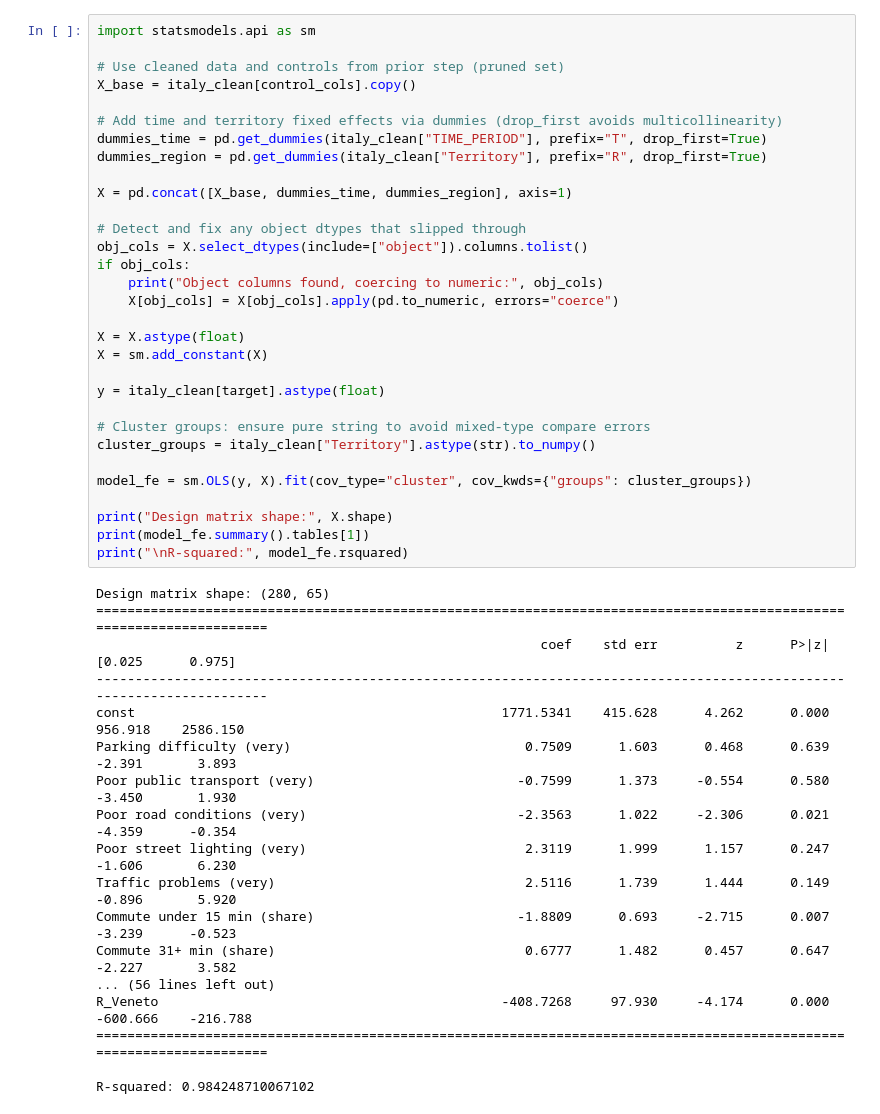
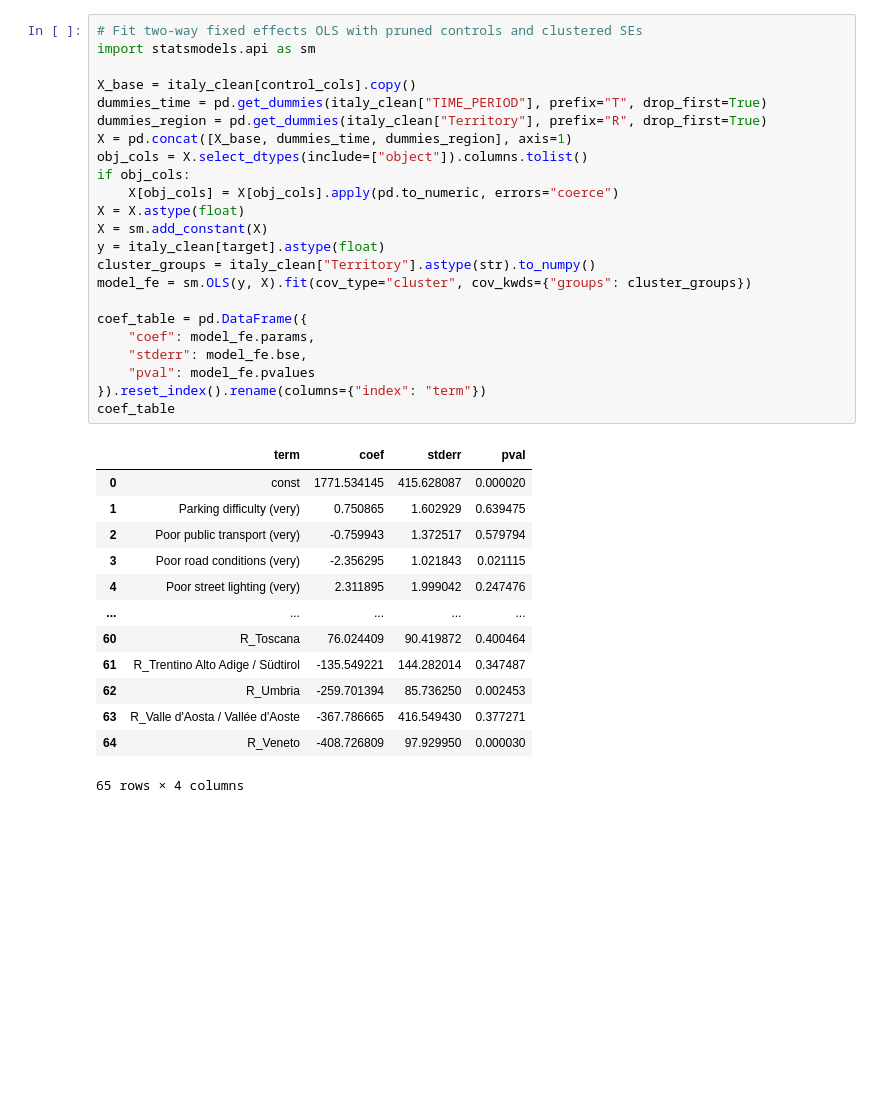
Before and after one commit to juanxgi83/juanxgi83.github.io, a Jupyter notebook: jupyter_notebooks/italy_road_accidents_correlations_multivariate_regression.ipynb, the cells around one changed output. Saved outputs shown, nothing was run; the diff lists cells and outputs as text; blank space fills up the shorter version.

```diff
--- a/jupyter_notebooks/italy_road_accidents_correlations_multivariate_regression.ipynb
+++ b/jupyter_notebooks/italy_road_accidents_correlations_multivariate_regression.ipynb
@@ -217,49 +258,37 @@ We residualize via dummies for time and territory (dropping one category each) a
 # %%
+# Fit two-way fixed effects OLS with pruned controls and clustered SEs
 import statsmodels.api as sm
 
-# Use cleaned data and controls from prior step (pruned set)
 X_base = italy_clean[control_cols].copy()
-
-# Add time and territory fixed effects via dummies (drop_first avoids multicollinearity)
 dummies_time = pd.get_dummies(italy_clean["TIME_PERIOD"], prefix="T", drop_first=True)
 dummies_region = pd.get_dummies(italy_clean["Territory"], prefix="R", drop_first=True)
-
 X = pd.concat([X_base, dummies_time, dummies_region], axis=1)
-
-# Detect and fix any object dtypes that slipped through
 obj_cols = X.select_dtypes(include=["object"]).columns.tolist()
 if obj_cols:
-    print("Object columns found, coercing to numeric:", obj_cols)
     X[obj_cols] = X[obj_cols].apply(pd.to_numeric, errors="coerce")
-
 X = X.astype(float)
 X = sm.add_constant(X)
-
 y = italy_clean[target].astype(float)
-
-# Cluster groups: ensure pure string to avoid mixed-type compare errors
 cluster_groups = italy_clean["Territory"].astype(str).to_numpy()
-
 model_fe = sm.OLS(y, X).fit(cov_type="cluster", cov_kwds={"groups": cluster_groups})
 
-print("Design matrix shape:", X.shape)
-print(model_fe.summary().tables[1])
-print("\nR-squared:", model_fe.rsquared)
+coef_table = pd.DataFrame({
+    "coef": model_fe.params,
+    "stderr": model_fe.bse,
+    "pval": model_fe.pvalues
+}).reset_index().rename(columns={"index": "term"})
+coef_table
 # %% [output]
+|  | term | coef | stderr | pval |
+| 0 | const | 1771.534145 | 415.628087 | 0.000020 |
+| 1 | Parking difficulty (very) | 0.750865 | 1.602929 | 0.639475 |
+| 2 | Poor public transport (very) | -0.759943 | 1.372517 | 0.579794 |
+| 3 | Poor road conditions (very) | -2.356295 | 1.021843 | 0.021115 |
+| 4 | Poor street lighting (very) | 2.311895 | 1.999042 | 0.247476 |
+| ... | ... | ... | ... | ... |
+| 60 | R_Toscana | 76.024409 | 90.419872 | 0.400464 |
+| 61 | R_Trentino Alto Adige / Südtirol | -135.549221 | 144.282014 | 0.347487 |
+| 62 | R_Umbria | -259.701394 | 85.736250 | 0.002453 |
+| 63 | R_Valle d'Aosta / Vallée d'Aoste | -367.786665 | 416.549430 | 0.377271 |
+| 64 | R_Veneto | -408.726809 | 97.929950 | 0.000030 |
-Design matrix shape: (280, 65)
-======================================================================================================================
-                                                         coef    std err          z      P>|z|      [0.025      0.975]
-----------------------------------------------------------------------------------------------------------------------
-const                                               1771.5341    415.628      4.262      0.000     956.918    2586.150
-Parking difficulty (very)                              0.7509      1.603      0.468      0.639      -2.391       3.893
-Poor public transport (very)                          -0.7599      1.373     -0.554      0.580      -3.450       1.930
-Poor road conditions (very)                           -2.3563      1.022     -2.306      0.021      -4.359      -0.354
-Poor street lighting (very)                            2.3119      1.999      1.157      0.247      -1.606       6.230
-Traffic problems (very)                                2.5116      1.739      1.444      0.149      -0.896       5.920
-Commute under 15 min (share)                          -1.8809      0.693     -2.715      0.007      -3.239      -0.523
-Commute 31+ min (share)                                0.6777      1.482      0.457      0.647      -2.227       3.582
-... (56 lines left out)
-R_Veneto                                            -408.7268     97.930     -4.174      0.000    -600.666    -216.788
-======================================================================================================================
-
-R-squared: 0.984248710067102
+65 rows × 4 columns
```
Also changed, not shown: parts of 15 cells of this notebook, 10 other files.
